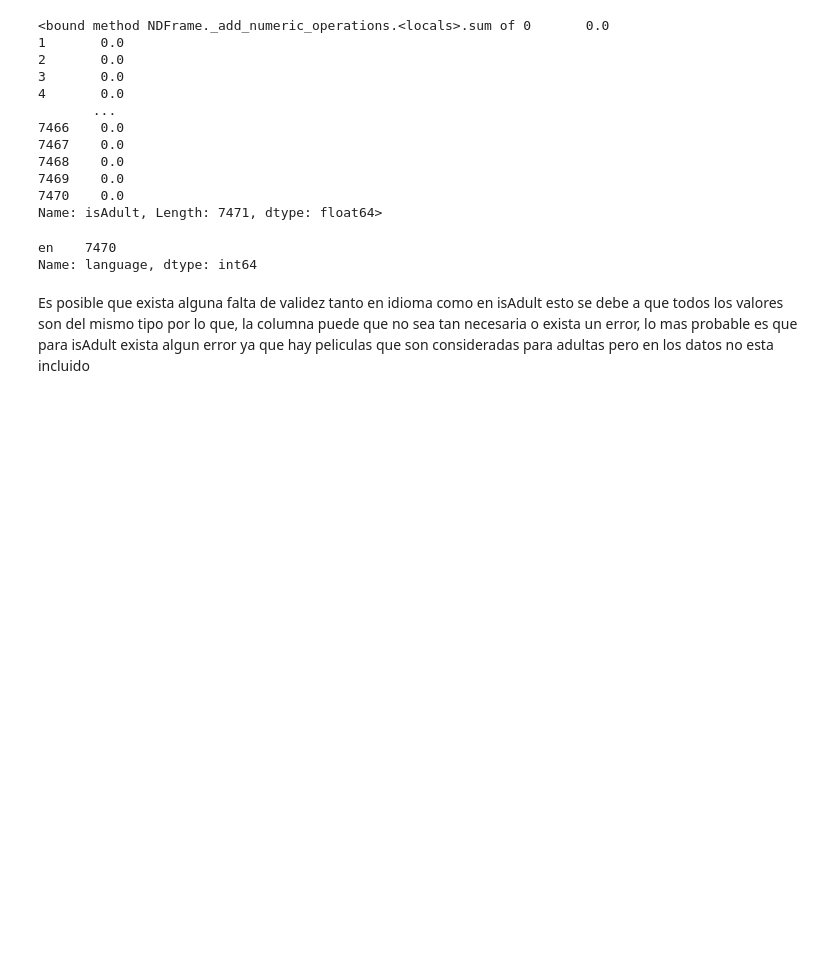
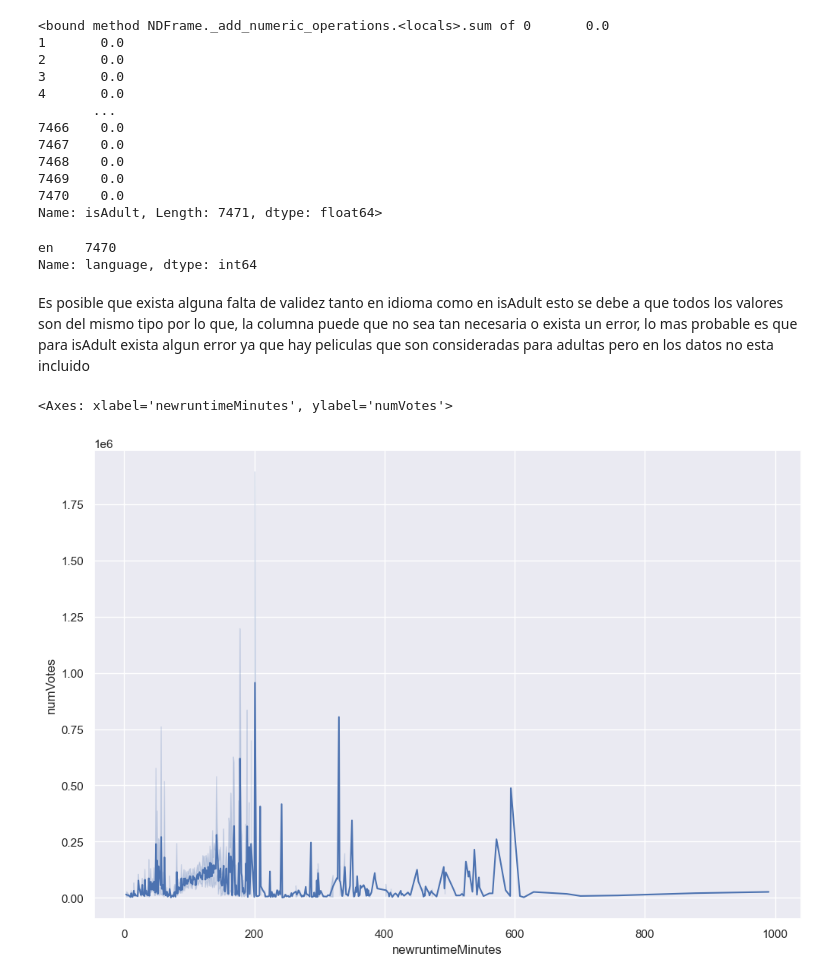
Before and after one commit to jf-garciam1/Lab-BI, a Jupyter notebook: Lab1.ipynb, the cells around one changed output. Saved outputs shown, nothing was run; the diff lists cells and outputs as text; code cells hidden in the pictures; blank space fills up the shorter version.

```diff
--- a/Lab1.ipynb
+++ b/Lab1.ipynb
@@ -166,0 +169,8 @@ dtype: object
+# %%
+def ajustar_valor(valor):
+    if valor > 10:
+        return round(valor / 10, 1)  # Dividir por 10 y redondear a un decimal
+    else:
+        return valor
+
+df_movies['averageRating'] = df_movies['averageRating'].apply(ajustar_valor)
@@ -166,0 +180,2 @@ dtype: object
+# %%
+df_movies['titleType'] = np.where(df_movies['titleType'].str.match(r'(?i)^.*movie$'), 'Movie', df_movies['titleType'])
@@ -397,3 +414,9 @@ en    7470
 Name: language, dtype: int64
 # %% [markdown]
 Es posible que exista alguna falta de validez tanto en idioma como en isAdult esto se debe a que todos los valores son del mismo tipo por lo que, la columna puede que no sea tan necesaria o exista un error, lo mas probable es que para isAdult exista algun error ya que hay peliculas que son consideradas para adultas pero en los datos no esta incluido
+# %%
+fig=plt.figure(figsize=(12,8))
+sns.lineplot(data = df_movies, x = 'newruntimeMinutes', y = 'numVotes')
+# %% [output]
+<Axes: xlabel='newruntimeMinutes', ylabel='numVotes'>
+[figure, added]
```
Also changed, not shown: parts of 8 cells of this notebook.
